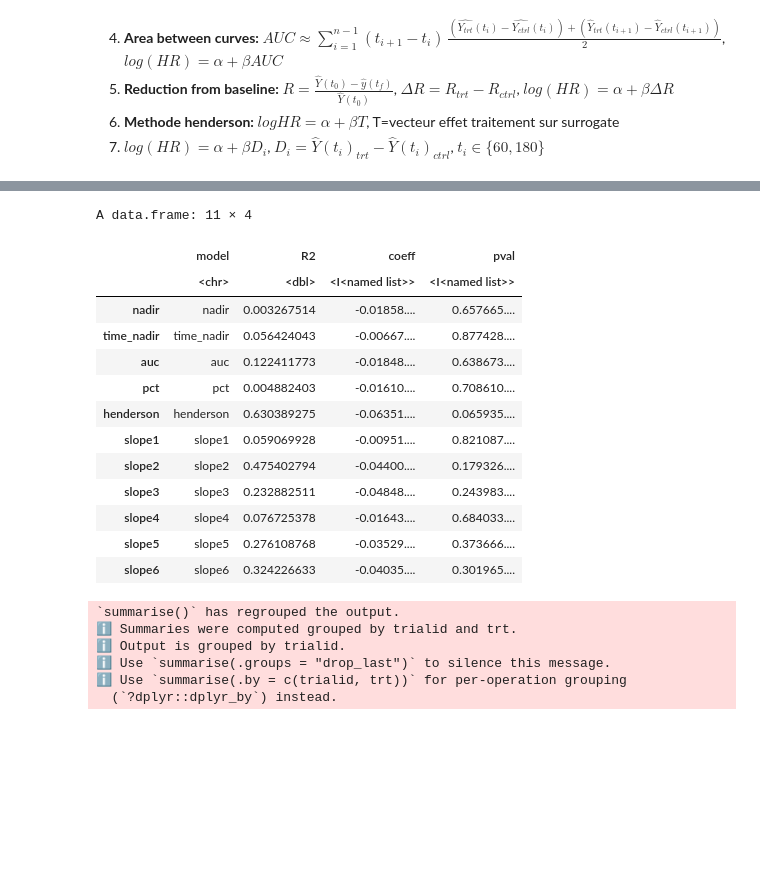
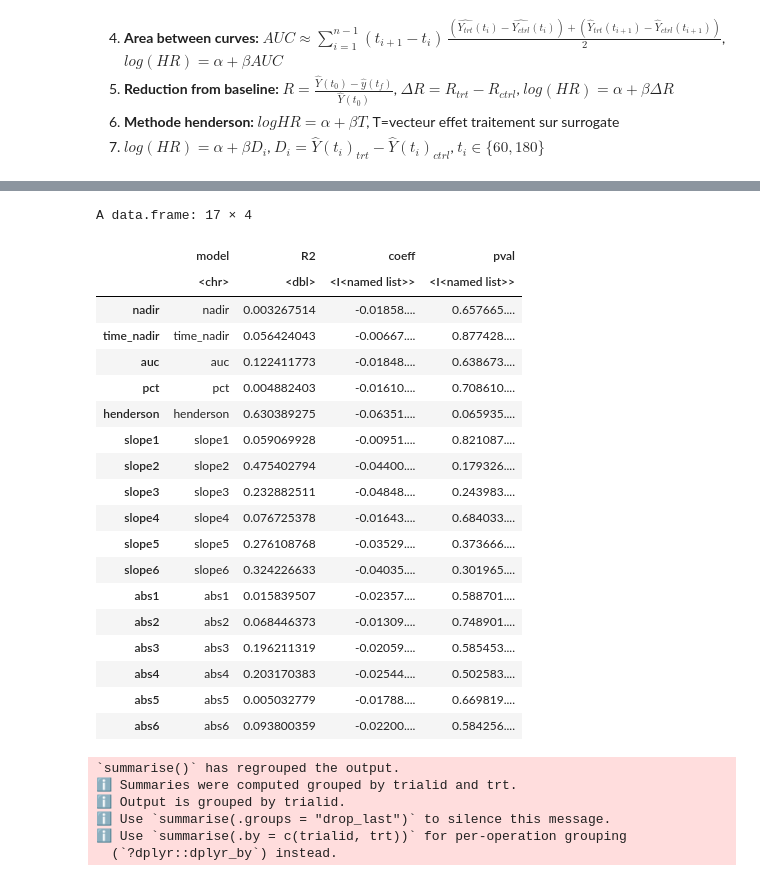
Before and after one commit to Kodro23/Surrogacy_evaluation_CA125, a Jupyter notebook: notebooks/CA125.ipynb, the cells around one changed output, grey strips where cells are left out. Drawn from its saved outputs; the diff is of its cells as text; code cells hidden in the pictures; blank space fills up the shorter version.

```diff
--- a/notebooks/CA125.ipynb
+++ b/notebooks/CA125.ipynb
@@ -856,7 +856,7 @@ for (trial_name in names(trial_list)) {
       ) %>%
       mutate(
         trialid = trial_name,
-        n_events = sum(pfs_statut == 1,na.rm = TRUE)
+        n_events = n_events_trial
       )
 
     trial_summary
@@ -1071,7 +1065,7 @@ for (trial_name in names(trial_list)) {
     # -------------------------
     # Extract treatment HR
     # -------------------------
-    coef_surv <- model$best[grep("trt_bin",names(model$best))]
+    coef_surv <- model$best["trt_bin"]
     log_hr <- coef_surv[1]
     hr <- exp(log_hr)
 
@@ -1413,39 +1444,51 @@ summary_models <- list(
   slope3= lm(logHR ~ slope_m3 ,data = trial_results, weights = n),
   slope4= lm(logHR ~ slope_m4 ,data = trial_results, weights = n),
   slope5= lm(logHR ~ slope_m5 ,data = trial_results, weights = n),
-  slope6= lm(logHR ~ slope_m6 ,data = trial_results, weights = n))
+  slope6= lm(logHR ~ slope_m6 ,data = trial_results, weights = n),
+  abs1= lm(logHR ~ absolutediff_m1 ,data = trial_results, weights = n),
+  abs2= lm(logHR ~ absolutediff_m2 ,data = trial_results, weights = n),
+  abs3= lm(logHR ~ absolutediff_m3 ,data = trial_results, weights = n),
+  abs4= lm(logHR ~ absolutediff_m4 ,data = trial_results, weights = n),
+  abs5= lm(logHR ~ absolutediff_m5 ,data = trial_results, weights = n),
+  abs6= lm(logHR ~ absolutediff_m6 ,data = trial_results, weights = n))
 
 # -----------------------------
 # extract R2 table
 # -----------------------------
 r2_table <- data.frame(
   model = names(summary_models),
 
   R2 = sapply(summary_models, function(m) summary(m)$r.squared),
 
   coeff = I(lapply(summary_models, function(m) {
     summary(m)$coefficients[, "Estimate"]
   })),
 
   pval = I(lapply(summary_models, function(m) {
     summary(m)$coefficients[, "Pr(>|t|)"]
   }))
 )
 
 r2_table
 # %% [output]
-A data.frame: 11 × 4
+A data.frame: 17 × 4
 |  | model | R2 | coeff | pval |
 |  | <chr> | <dbl> | <I<named list>> | <I<named list>> |
 | nadir | nadir | 0.003267514 | -0.01858.... | 0.657665.... |
 | time_nadir | time_nadir | 0.056424043 | -0.00667.... | 0.877428.... |
 | auc | auc | 0.122411773 | -0.01848.... | 0.638673.... |
 | pct | pct | 0.004882403 | -0.01610.... | 0.708610.... |
 | henderson | henderson | 0.630389275 | -0.06351.... | 0.065935.... |
 | slope1 | slope1 | 0.059069928 | -0.00951.... | 0.821087.... |
 | slope2 | slope2 | 0.475402794 | -0.04400.... | 0.179326.... |
 | slope3 | slope3 | 0.232882511 | -0.04848.... | 0.243983.... |
 | slope4 | slope4 | 0.076725378 | -0.01643.... | 0.684033.... |
 | slope5 | slope5 | 0.276108768 | -0.03529.... | 0.373666.... |
 | slope6 | slope6 | 0.324226633 | -0.04035.... | 0.301965.... |
+| abs1 | abs1 | 0.015839507 | -0.02357.... | 0.588701.... |
+| abs2 | abs2 | 0.068446373 | -0.01309.... | 0.748901.... |
+| abs3 | abs3 | 0.196211319 | -0.02059.... | 0.585453.... |
+| abs4 | abs4 | 0.203170383 | -0.02544.... | 0.502583.... |
+| abs5 | abs5 | 0.005032779 | -0.01788.... | 0.669819.... |
+| abs6 | abs6 | 0.093800359 | -0.02200.... | 0.584256.... |
 # %%
```
Also changed, not shown: parts of 6 cells of this notebook.
